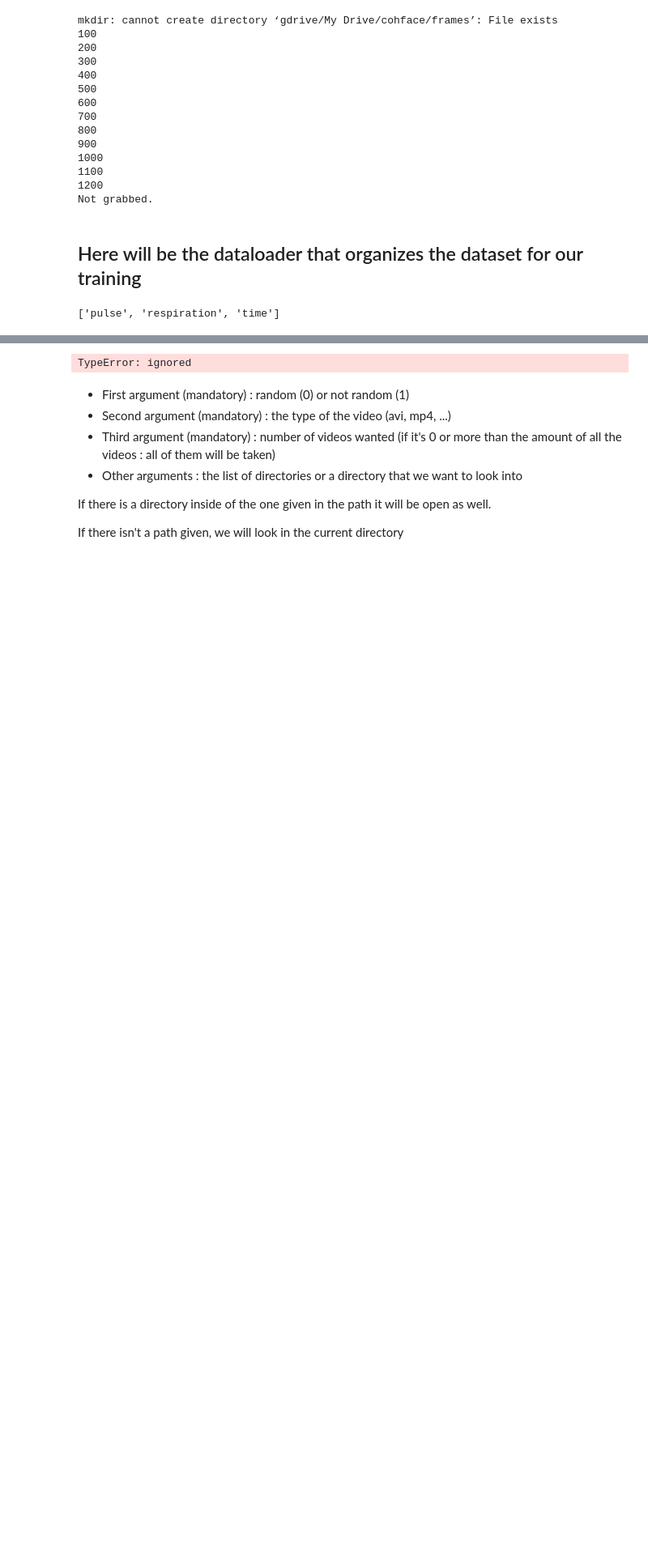
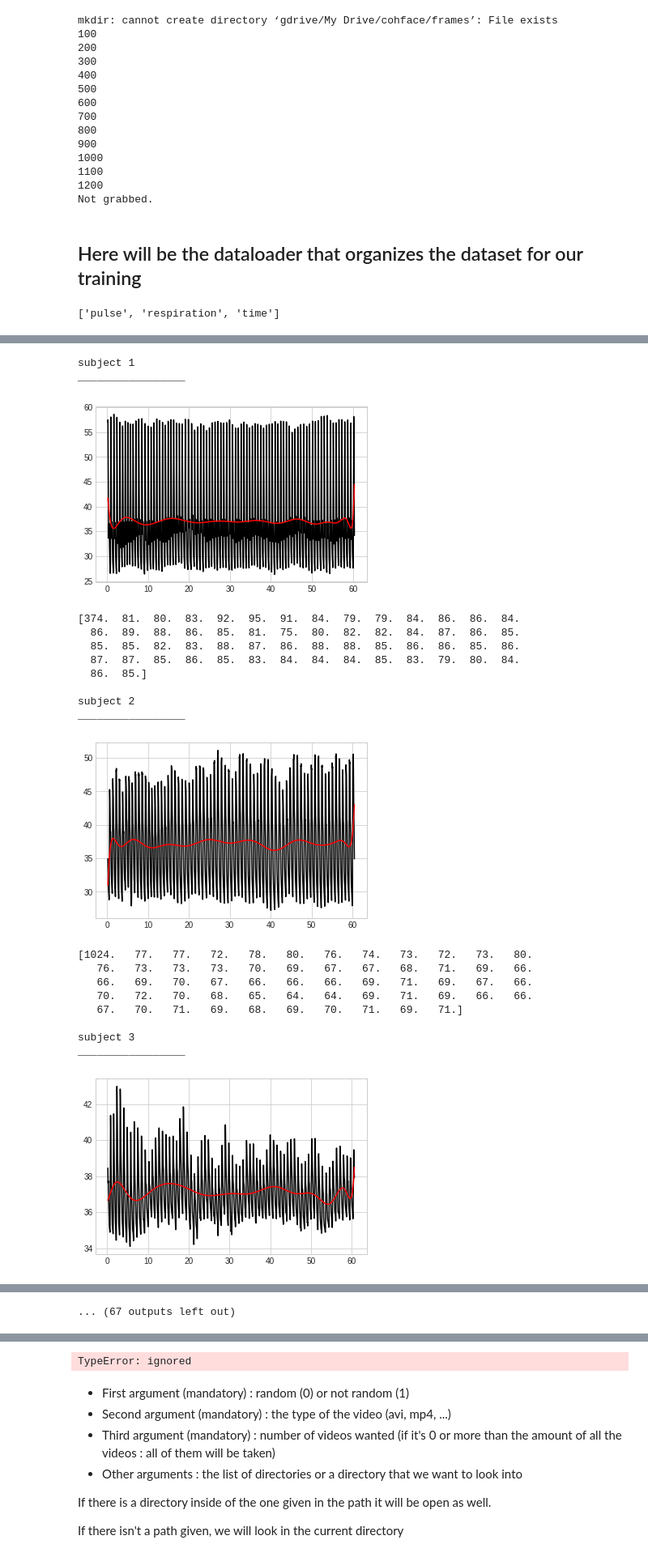
Before and after one commit to marvinmouroum/cv-heart-rate-measurement, a Jupyter notebook: Copy_of_cv_heart_rate_measurement.ipynb, the cells around one changed output, grey strips where cells are left out. Shown at 81% size. Saved outputs shown, nothing was run; the diff lists cells and outputs as text; code cells hidden in the pictures; blank space fills up the shorter version.

```diff
--- a/Copy_of_cv_heart_rate_measurement.ipynb
+++ b/Copy_of_cv_heart_rate_measurement.ipynb
@@ -372,0 +368,11 @@ def extract_hr(xset,yset,start=1,end=1000):
+# %%
+def clean_hr_vector(vector):
+  for i in range(1,vector.size-1):
+
+    if vector[i] == 0:
+      vector[i] = (vector[i-1]+vector[i+1])/2
+
+    if vector[i] > 220 or vector[i] < 35:
+      vector[i] = statistics.mean(vector)
+
+  return vector
@@ -381,0 +451,38 @@ extract_hr(tset,dset)
+# %%
+def heartRateForSubjects(from_=1,to=40,folder_start=0,folder_end=3, plot = False):
+  rates = [[[0]]* (folder_end-folder_start)] * (to-from_)
+  print(rates)
+  for i in range(from_,to):
+    for j in range(folder_start,folder_end):
+      print("\nsubject " + str(i) + " set: " + str(j) + "\n_________________")
+      f = h5py.File('gdrive/My Drive/cohface/' + str(i) + '/'+ str(j) +'/data.hdf5', 'r')
+      dset = f['pulse']
+      tset = f['time']
+      if plot:
+        plt.plot(tset[50:-1], dset[50:-1], '-', color='black');
+      rates[i-from_][j-folder_start] = extract_hr(tset,dset,0,16000,plot)
+  return rates
+# %%
+heartRateForSubjects(folder_start=1,folder_end=2True)
+# %% [output]
+subject 1
+_________________
+[figure, added]
+[374.  81.  80.  83.  92.  95.  91.  84.  79.  79.  84.  86.  86.  84.
+  86.  89.  88.  86.  85.  81.  75.  80.  82.  82.  84.  87.  86.  85.
+  85.  85.  82.  83.  88.  87.  86.  88.  88.  85.  86.  86.  85.  86.
+  87.  87.  85.  86.  85.  83.  84.  84.  84.  85.  83.  79.  80.  84.
+  86.  85.]
+
+subject 2
+_________________
+[figure, added]
+[1024.   77.   77.   72.   78.   80.   76.   74.   73.   72.   73.   80.
+   76.   73.   73.   73.   70.   69.   67.   67.   68.   71.   69.   66.
+   66.   69.   70.   67.   66.   66.   66.   69.   71.   69.   67.   66.
+   70.   72.   70.   68.   65.   64.   64.   69.   71.   69.   66.   66.
+   67.   70.   71.   69.   68.   69.   70.   71.   69.   71.]
+
+subject 3
+_________________
+[figure, added]
@@ -381,0 +516 @@ extract_hr(tset,dset)
+... (67 outputs left out)
```
Also changed, not shown: parts of 10 cells of this notebook.
